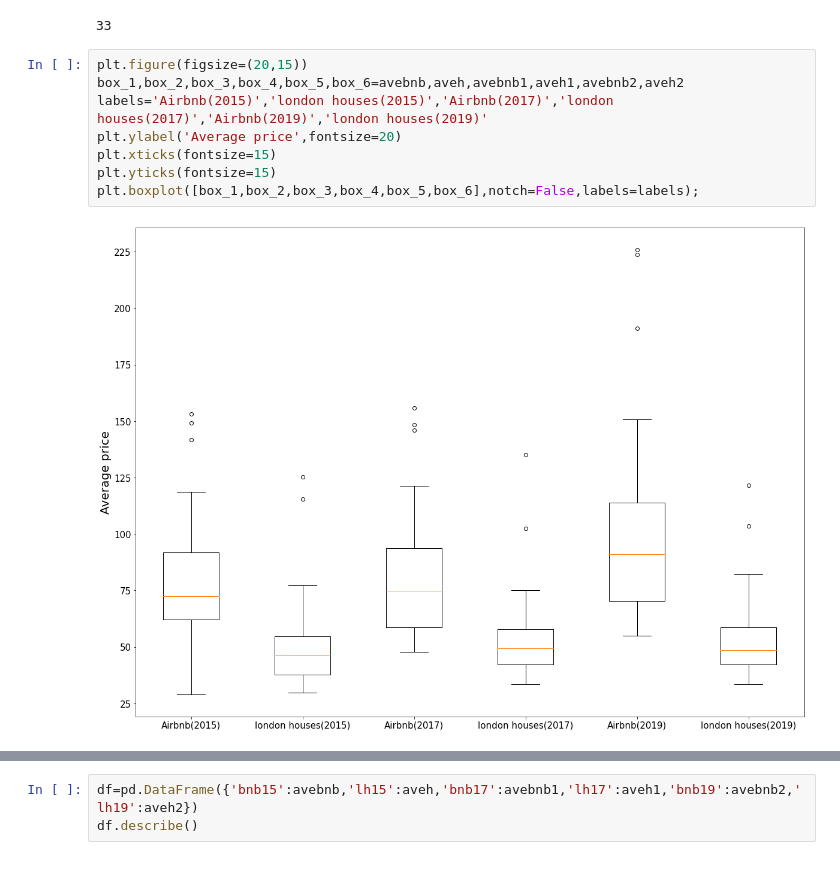
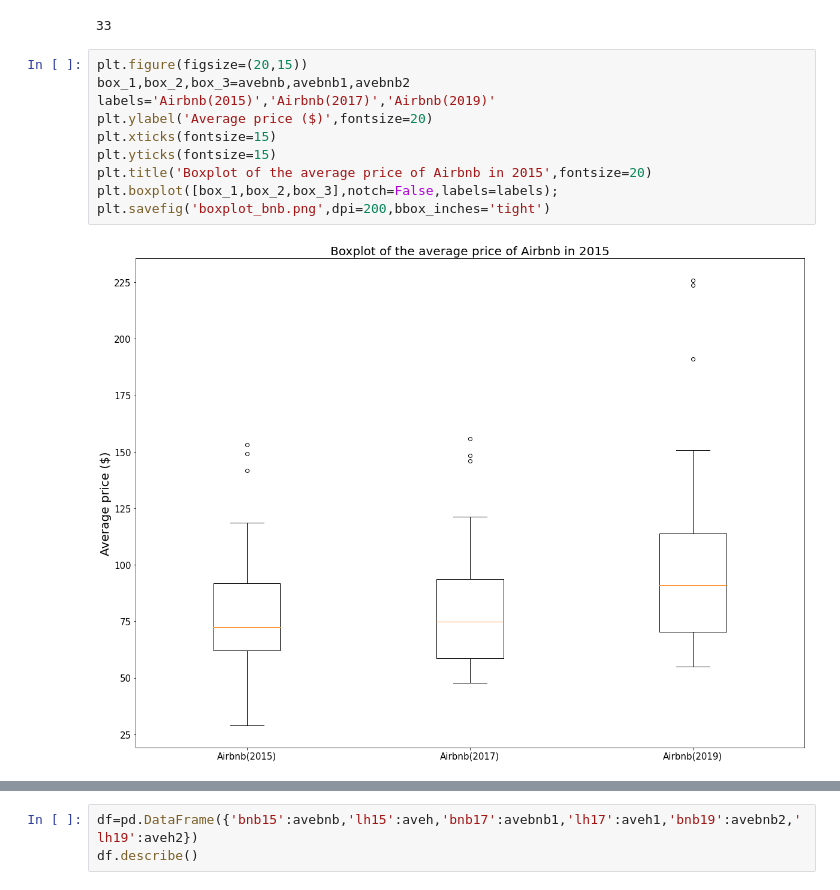
Before and after one commit to Houxiantao/QM-coursework, a Jupyter notebook: coursework2.ipynb, the cells around one changed output, grey strips where cells are left out. Cells and saved outputs as stored; diff of their text form.

```diff
--- a/coursework2.ipynb
+++ b/coursework2.ipynb
@@ -350,11 +390,13 @@ len(aveh2)
 33
 # %%
 plt.figure(figsize=(20,15))
-box_1,box_2,box_3,box_4,box_5,box_6=avebnb,aveh,avebnb1,aveh1,avebnb2,aveh2
-labels='Airbnb(2015)','london houses(2015)','Airbnb(2017)','london houses(2017)','Airbnb(2019)','london houses(2019)'
-plt.ylabel('Average price',fontsize=20)
+box_1,box_2,box_3=avebnb,avebnb1,avebnb2
+labels='Airbnb(2015)','Airbnb(2017)','Airbnb(2019)'
+plt.ylabel('Average price ($)',fontsize=20)
 plt.xticks(fontsize=15)
 plt.yticks(fontsize=15)
-plt.boxplot([box_1,box_2,box_3,box_4,box_5,box_6],notch=False,labels=labels);
+plt.title('Boxplot of the average price of Airbnb in 2015',fontsize=20)
+plt.boxplot([box_1,box_2,box_3],notch=False,labels=labels);
+plt.savefig('boxplot_bnb.png',dpi=200,bbox_inches='tight')
 # %% [output]
-[figure, old version]
+[figure, new version]
```
Also changed, not shown: parts of 37 cells of this notebook.
